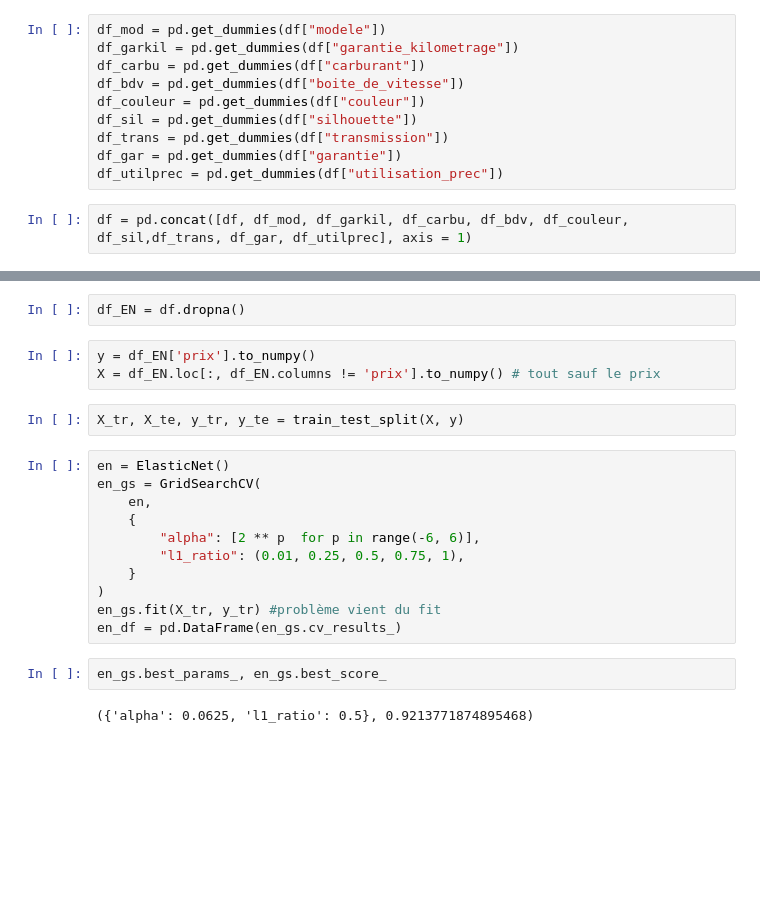
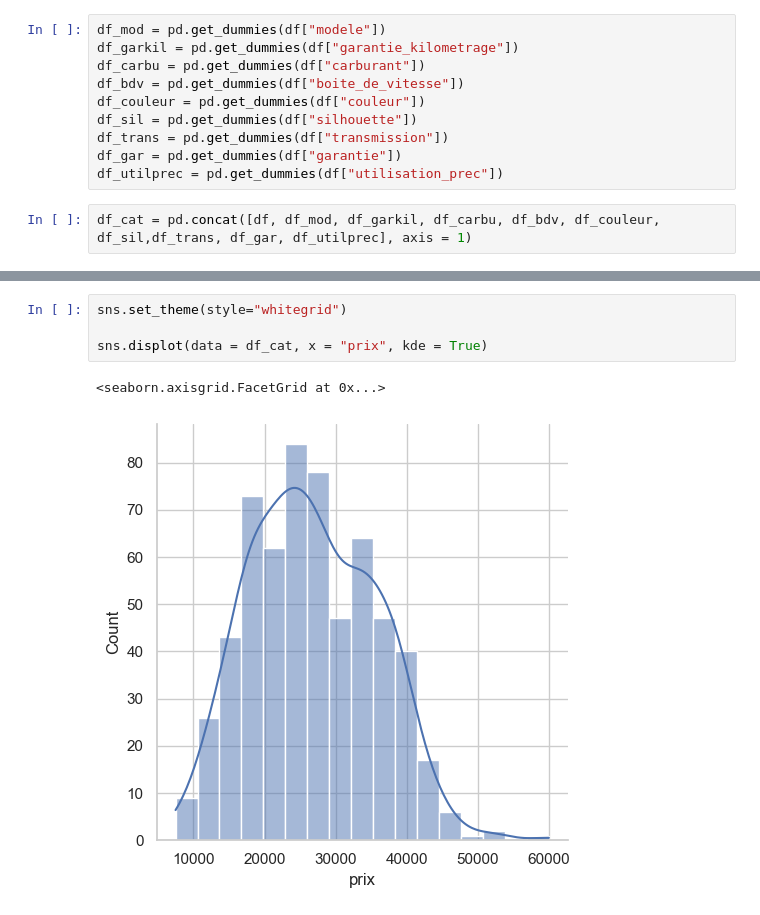
Before and after one commit to mathver/VERON_NEPVEUX_PROJECT, a Jupyter notebook: veron_nepveux_project/exploration.ipynb, the cells around one changed output, grey strips where cells are left out. Saved outputs shown, nothing was run; the diff lists cells and outputs as text; blank space fills up the shorter version.

Commit message:
ajout graph

```diff
--- a/veron_nepveux_project/exploration.ipynb
+++ b/veron_nepveux_project/exploration.ipynb
@@ -29,5 +36,5 @@ df_trans = pd.get_dummies(df["transmission"])
 df_gar = pd.get_dummies(df["garantie"])
 df_utilprec = pd.get_dummies(df["utilisation_prec"])
 # %%
-df = pd.concat([df, df_mod, df_garkil, df_carbu, df_bdv, df_couleur, df_sil,df_trans, df_gar, df_utilprec], axis = 1)
+df_cat = pd.concat([df, df_mod, df_garkil, df_carbu, df_bdv, df_couleur, df_sil,df_trans, df_gar, df_utilprec], axis = 1)
 # %%
@@ -43,22 +50,7 @@ del df['utilisation_prec']
-# %%
-df_EN = df.dropna()
-# %%
-y = df_EN['prix'].to_numpy()
-X = df_EN.loc[:, df_EN.columns != 'prix'].to_numpy() # tout sauf le prix
-# %%
-X_tr, X_te, y_tr, y_te = train_test_split(X, y)
-# %%
-en = ElasticNet()
-en_gs = GridSearchCV(
-    en,
-    {
-        "alpha": [2 ** p  for p in range(-6, 6)],
-        "l1_ratio": (0.01, 0.25, 0.5, 0.75, 1),
-    }
-)
-en_gs.fit(X_tr, y_tr) #problème vient du fit
-en_df = pd.DataFrame(en_gs.cv_results_)
-# %%
-en_gs.best_params_, en_gs.best_score_
-# %% [output]
-({'alpha': 0.0625, 'l1_ratio': 0.5}, 0.9213771874895468)
+# %%
+sns.set_theme(style="whitegrid")
+
+sns.displot(data = df_cat, x = "prix", kde = True)
+# %% [output]
+<seaborn.axisgrid.FacetGrid at 0x...>
+[figure, added]
```
Also changed, not shown: parts of 8 cells of this notebook, 1 other file.
